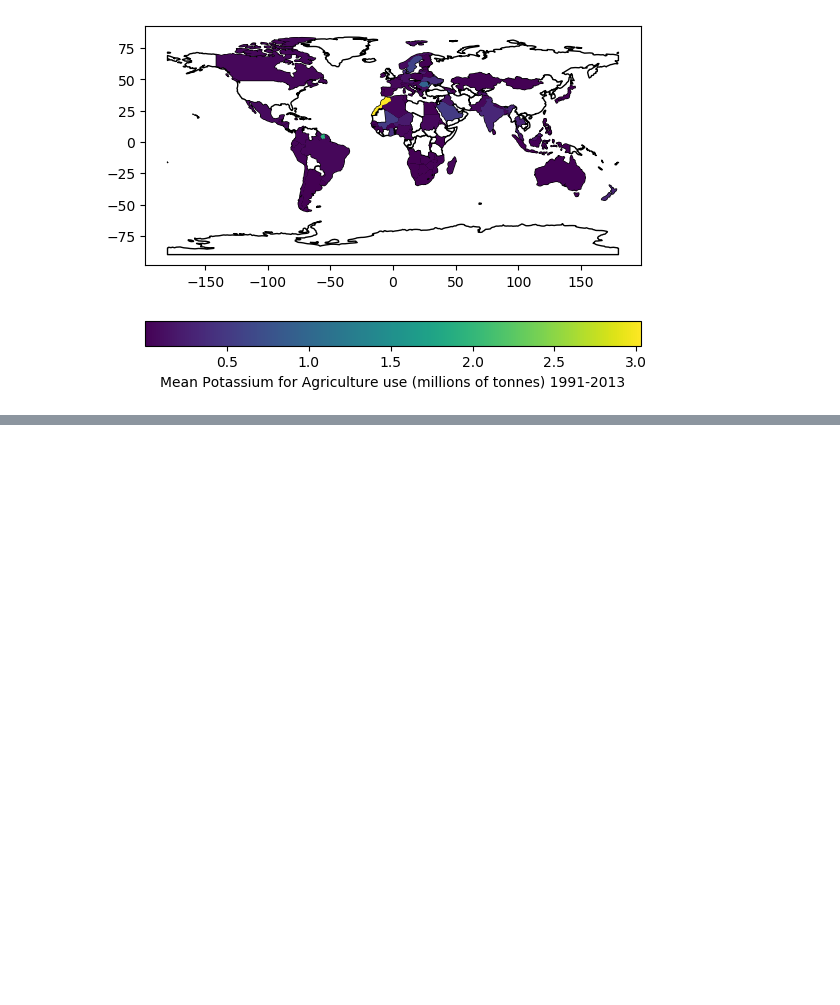
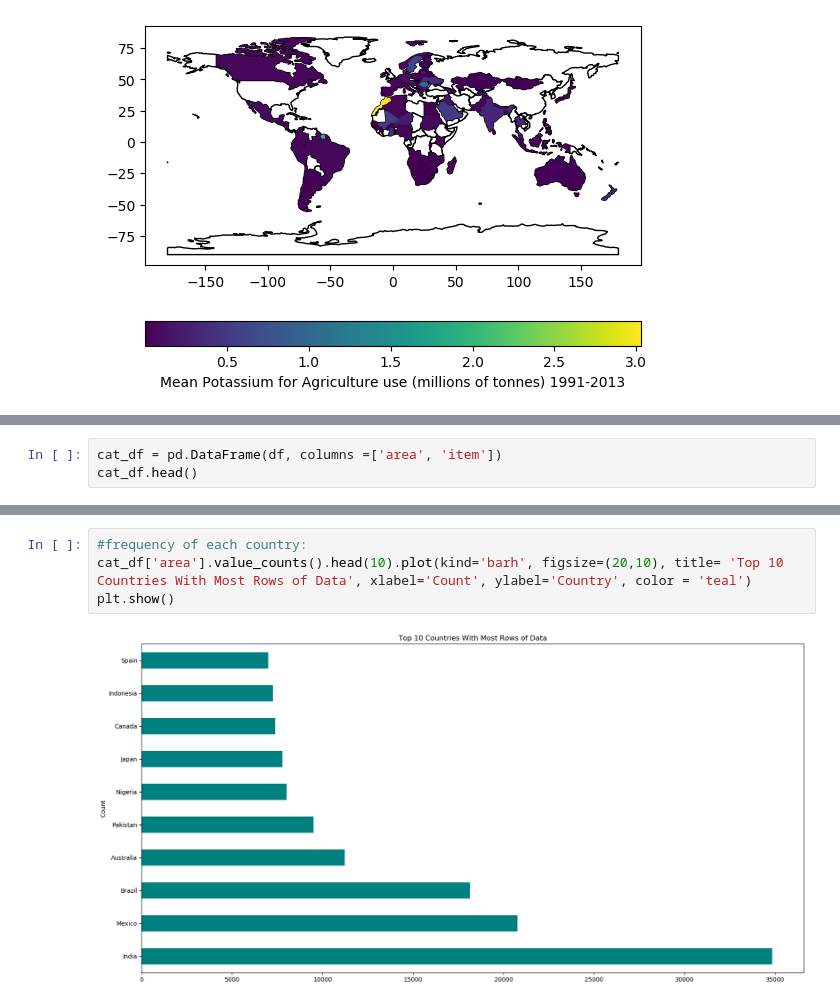
Before and after one commit to hunterblum/CloudFinal-Team1, a Jupyter notebook: Cloud_Team1.ipynb, the cells around one changed output, grey strips where cells are left out. Cells and saved outputs as stored; diff of their text form; blank space fills up the shorter version.

```diff
--- a/Cloud_Team1.ipynb
+++ b/Cloud_Team1.ipynb
@@ -546,0 +548,3 @@ df_cat['item'].unique()
+# %%
+cat_df = pd.DataFrame(df, columns =['area', 'item'])
+cat_df.head()
@@ -546,0 +602,6 @@ df_cat['item'].unique()
+# %%
+#frequency of each country:
+cat_df['area'].value_counts().head(10).plot(kind='barh', figsize=(20,10), title= 'Top 10 Countries With Most Rows of Data', xlabel='Count', ylabel='Country', color = 'teal')
+plt.show()
+# %% [output]
+[figure, added]
```
Also changed, not shown: parts of 26 cells of this notebook.
